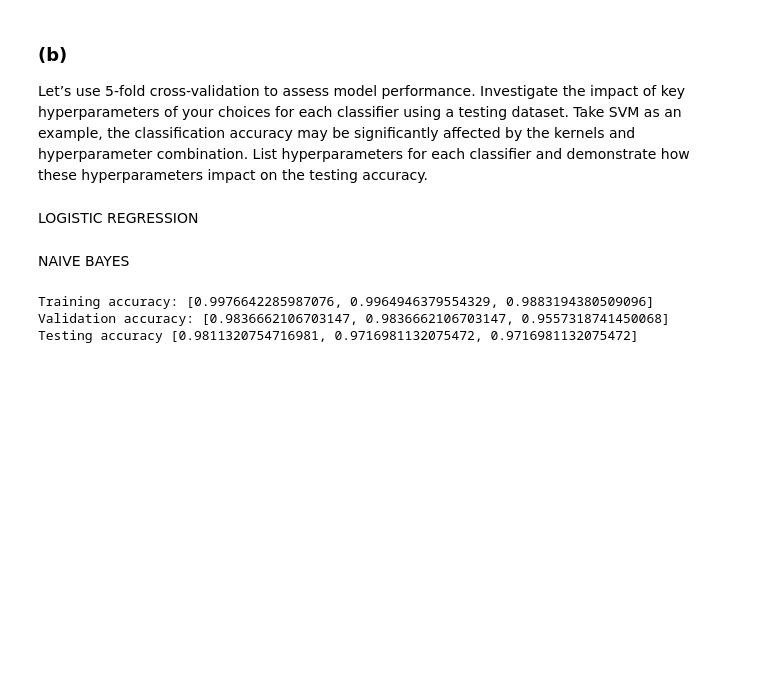
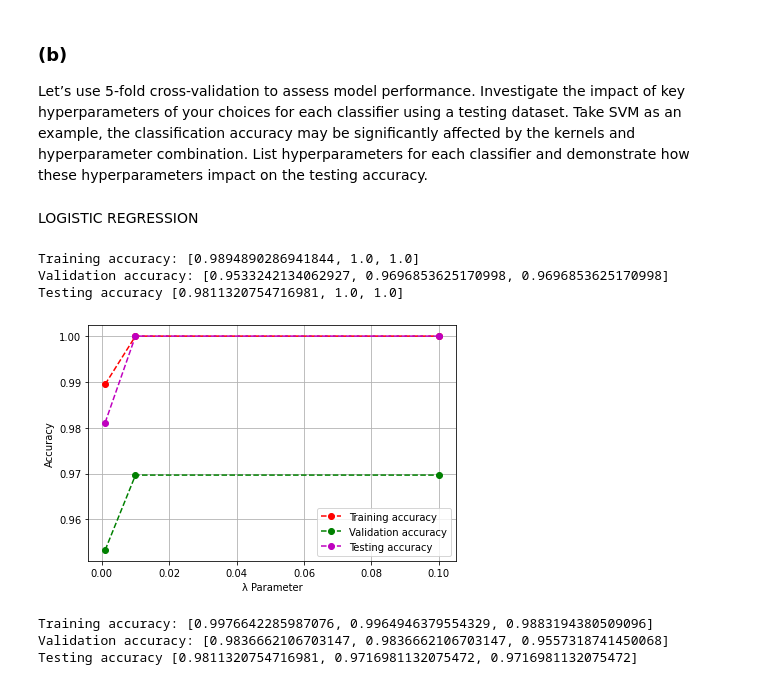
Before and after one commit to waldosingleton/Assignment_3, a Jupyter notebook: A3 Clean Up.ipynb, the cells around one changed output. Drawn from its saved outputs; the diff is of its cells as text; code cells hidden in the pictures; blank space fills up the shorter version.

Commit message:
added LR 5-fold

```diff
--- a/A3 Clean Up.ipynb
+++ b/A3 Clean Up.ipynb
@@ -556,8 +553,53 @@ X_test = testDF["Text"]
 Y_test = testDF["Category"]
 # %% [markdown]
 LOGISTIC REGRESSION
-# %% [markdown]
-NAIVE BAYES
+# %%
+# Logistic Regression 5-fold cross validation with three different parameters
+LR_m1 = make_pipeline(CountVectorizer(), LogisticRegression(penalty='l2', solver='lbfgs', C=0.001, multi_class='multinomial'))
+LR_m2 = make_pipeline(CountVectorizer(), LogisticRegression(penalty='l2', solver='lbfgs', C=0.01, multi_class='multinomial'))
+LR_m3 = make_pipeline(CountVectorizer(), LogisticRegression(penalty='l2', solver='lbfgs', C=0.1, multi_class='multinomial'))
+
+# 5-fold Cross Validation for each hyperparameter
+cv_results_LR_m1 = cross_validate(LR_m1, X_train, Y_train, return_train_score=True)
+cv_results_LR_m2 = cross_validate(LR_m2, X_train, Y_train, return_train_score=True)
+cv_results_LR_m3 = cross_validate(LR_m3, X_train, Y_train, return_train_score=True)
+
+# Taking the mean training and validation accuracy of the 5-folds for each Hyperparameter
+LR_lin_TrAcc = [cv_results_LR_m1['train_score'].mean(), cv_results_LR_m2['train_score'].mean(), cv_results_LR_m3['train_score'].mean()]
+LR_lin_VaAcc = [cv_results_LR_m1['test_score'].mean(), cv_results_LR_m2['test_score'].mean(), cv_results_LR_m3['test_score'].mean()]
+
+print("Training accuracy:", LR_lin_TrAcc, "\nValidation accuracy:", LR_lin_VaAcc)
+
+# Getting Testing accuracy for each Hyperparamer
+LR_m1.fit(X_train, Y_train)
+Y_pred_m1 = LR_m1.predict(X_test)
+
+LR_m2.fit(X_train, Y_train)
+Y_pred_m2 = LR_m2.predict(X_test)
+
+LR_m3.fit(X_train, Y_train)
+Y_pred_m3 = LR_m3.predict(X_test)
+
+LR_lin_TsAcc = [metrics.accuracy_score(Y_test, Y_pred_m1), metrics.accuracy_score(Y_test, Y_pred_m2), metrics.accuracy_score(Y_test, Y_pred_m3)]
+print("Testing accuracy", LR_lin_TsAcc)
+# %% [output]
+Training accuracy: [0.9894890286941844, 1.0, 1.0]
+Validation accuracy: [0.9533242134062927, 0.9696853625170998, 0.9696853625170998]
+Testing accuracy [0.9811320754716981, 1.0, 1.0]
+# %%
+# LR Accuracy Graph
+x = [0.001, 0.01, 0.1]
+plt.plot(x, LR_lin_TrAcc, '--ro', label='Training accuracy')
+plt.plot(x, LR_lin_VaAcc, '--go', label='Validation accuracy')
+plt.plot(x, LR_lin_TsAcc, '--mo', label='Testing accuracy')
+plt.legend()
+plt.xlabel("λ Parameter")
+plt.ylabel("Accuracy")
+plt.grid()
+plt.tight_layout()
+plt.show()
+# %% [output]
+[figure, added]
 # %%
 # laplace smoothing hyperparameter
 # alpha = 0.1
```
Also changed, not shown: parts of 2 cells of this notebook, 2 other files.
